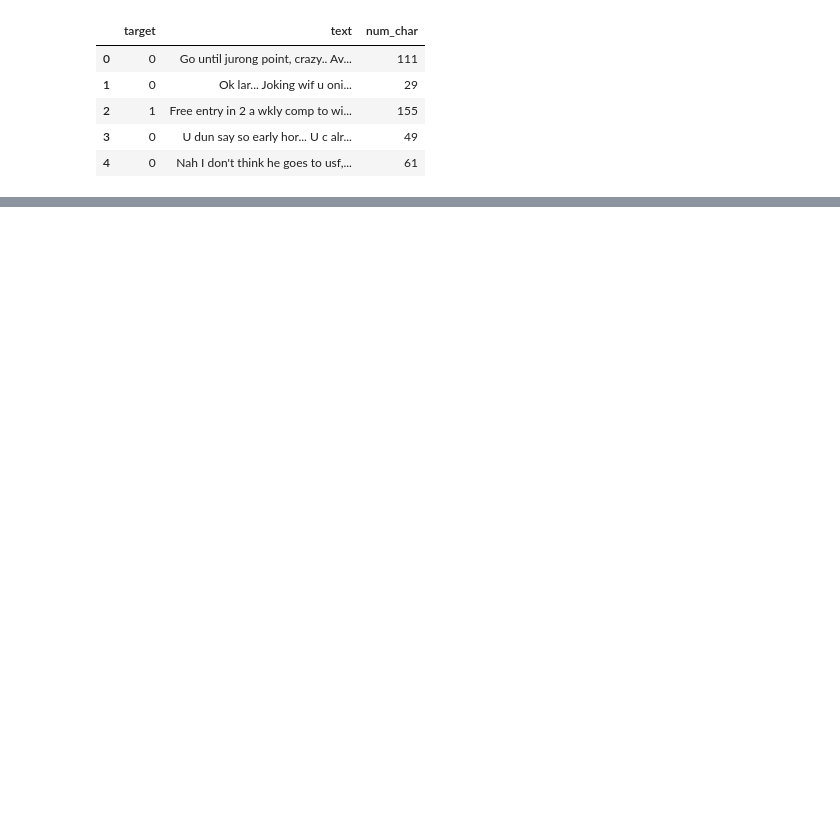
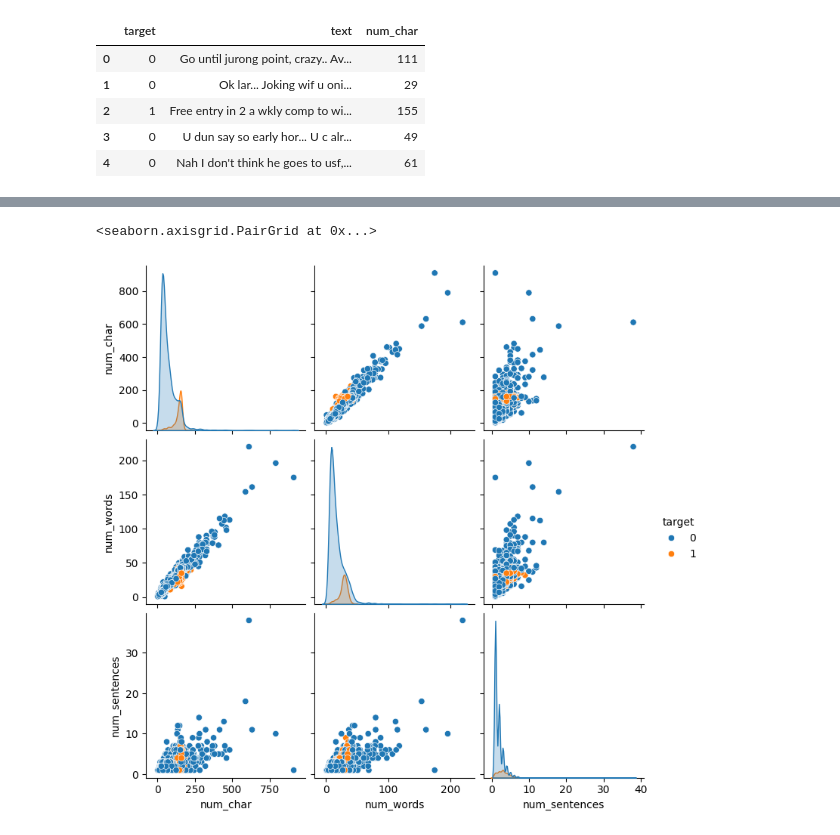
Before and after one commit to abhijeetwarudkar40/Spam-SMS-Detection, a Jupyter notebook: SMS_Spam_detection.ipynb, the cells around one changed output, grey strips where cells are left out. Cells and saved outputs as stored; diff of their text form; code cells hidden in the pictures; blank space fills up the shorter version.

```diff
--- a/SMS_Spam_detection.ipynb
+++ b/SMS_Spam_detection.ipynb
@@ -142,0 +216,5 @@ df.head()
+# %%
+sns.pairplot(df,hue='target')
+# %% [output]
+<seaborn.axisgrid.PairGrid at 0x...>
+[figure, added]
```
Also changed, not shown: parts of 43 cells of this notebook, 3 other files.
